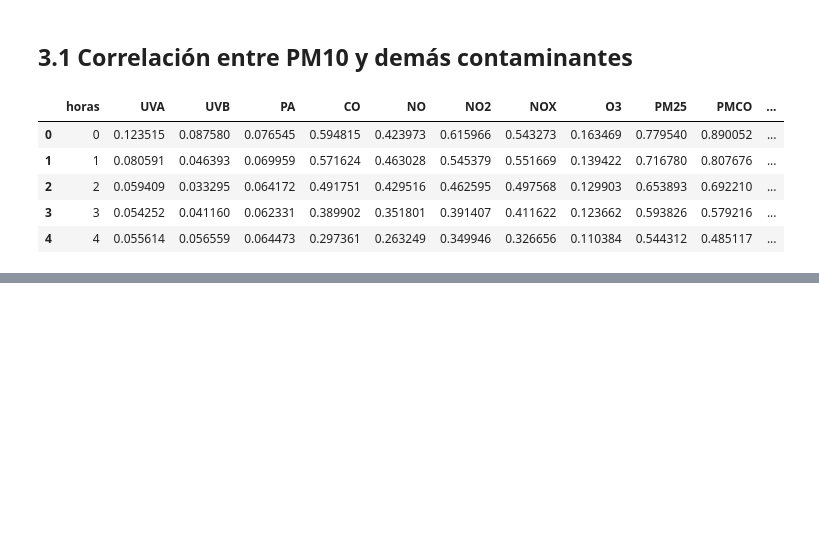
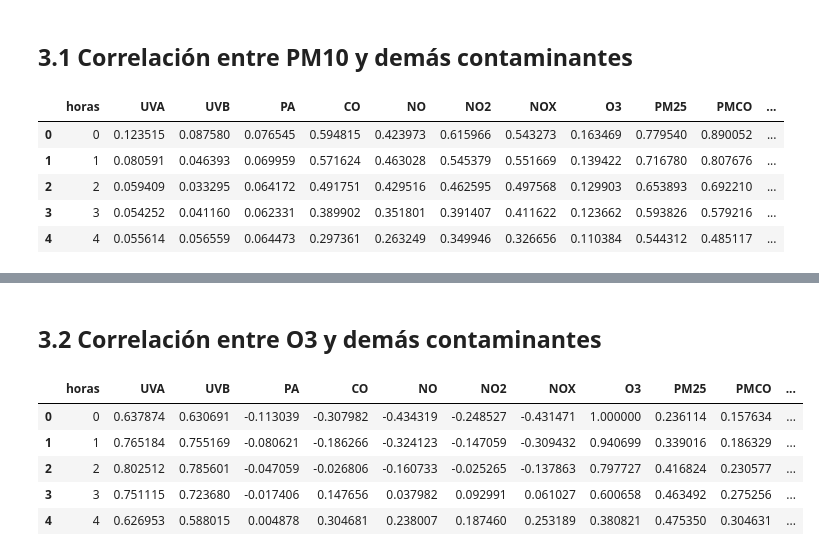
Before and after one commit to DanielBustillos/Forecast-pollution-CDMX, a Jupyter notebook: correlacion/03_graficas.ipynb, the cells around one changed output, grey strips where cells are left out. Cells and saved outputs as stored; diff of their text form; code cells hidden in the pictures; blank space fills up the shorter version.

```diff
--- a/correlacion/03_graficas.ipynb
+++ b/correlacion/03_graficas.ipynb
@@ -51,0 +179,15 @@ cont = widgets.SelectMultiple(options = PM10_72_df.iloc[:,1:], description='cont
+# %% [markdown]
+## 3.2 Correlación entre O3 y demás contaminantes
+# %%
+df_o3 = pd.read_csv("/home/pradel/Desktop/Forecast_CDMX_pollution/correlacion/sub_dataset/corr_o3_72.csv")
+# %%
+df_o3.drop(['Unnamed: 0'], axis = 1, inplace = True)
+# %%
+df_o3.head()
+# %% [output]
+|  | horas | UVA | UVB | PA | CO | NO | NO2 | NOX | O3 | PM25 | PMCO | ... |
+| 0 | 0 | 0.637874 | 0.630691 | -0.113039 | -0.307982 | -0.434319 | -0.248527 | -0.431471 | 1.000000 | 0.236114 | 0.157634 | ... |
+| 1 | 1 | 0.765184 | 0.755169 | -0.080621 | -0.186266 | -0.324123 | -0.147059 | -0.309432 | 0.940699 | 0.339016 | 0.186329 | ... |
+| 2 | 2 | 0.802512 | 0.785601 | -0.047059 | -0.026806 | -0.160733 | -0.025265 | -0.137863 | 0.797727 | 0.416824 | 0.230577 | ... |
+| 3 | 3 | 0.751115 | 0.723680 | -0.017406 | 0.147656 | 0.037982 | 0.092991 | 0.061027 | 0.600658 | 0.463492 | 0.275256 | ... |
+| 4 | 4 | 0.626953 | 0.588015 | 0.004878 | 0.304681 | 0.238007 | 0.187460 | 0.253189 | 0.380821 | 0.475350 | 0.304631 | ... |
```
Also changed, not shown: parts of 13 cells of this notebook, 9 other files.
